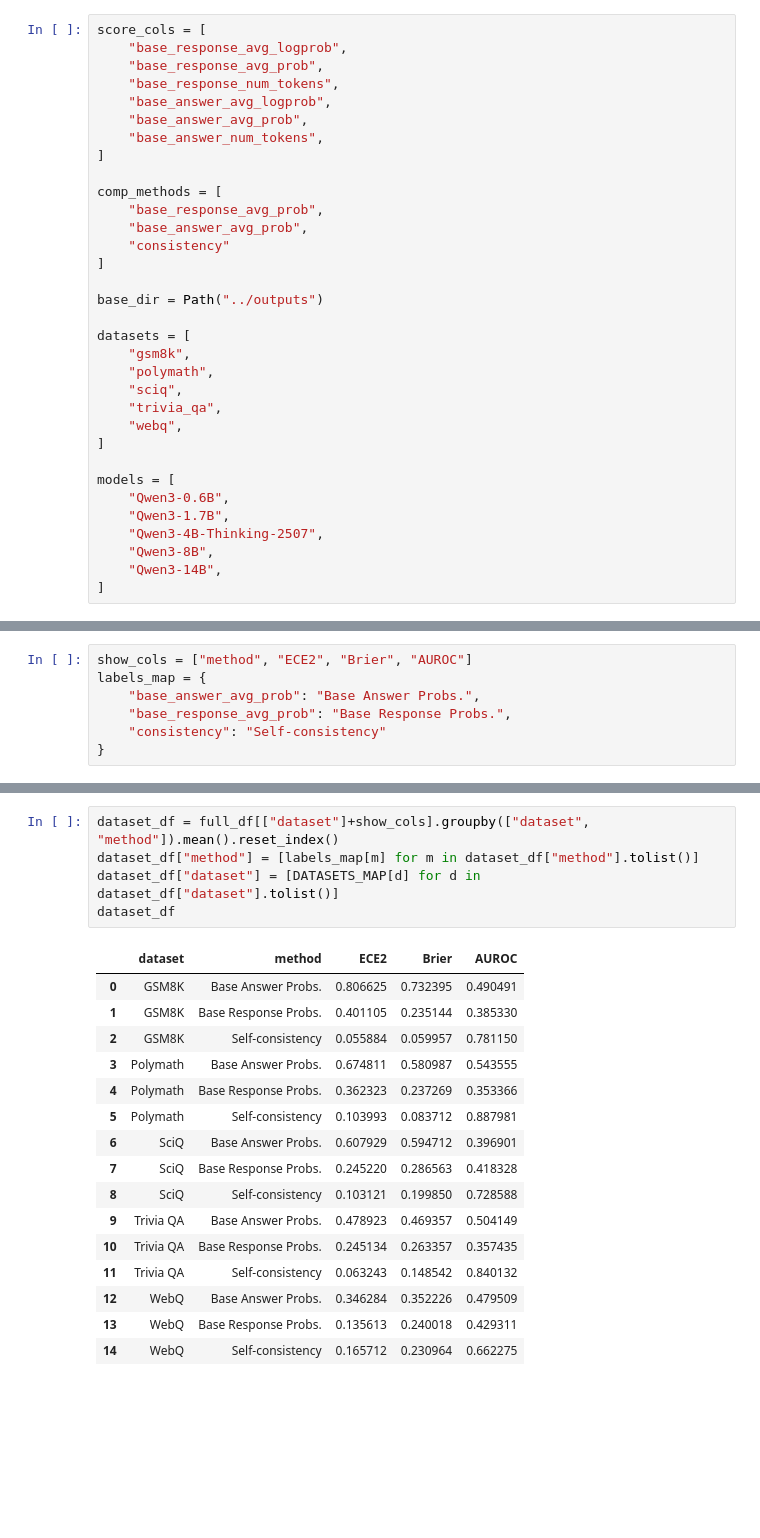
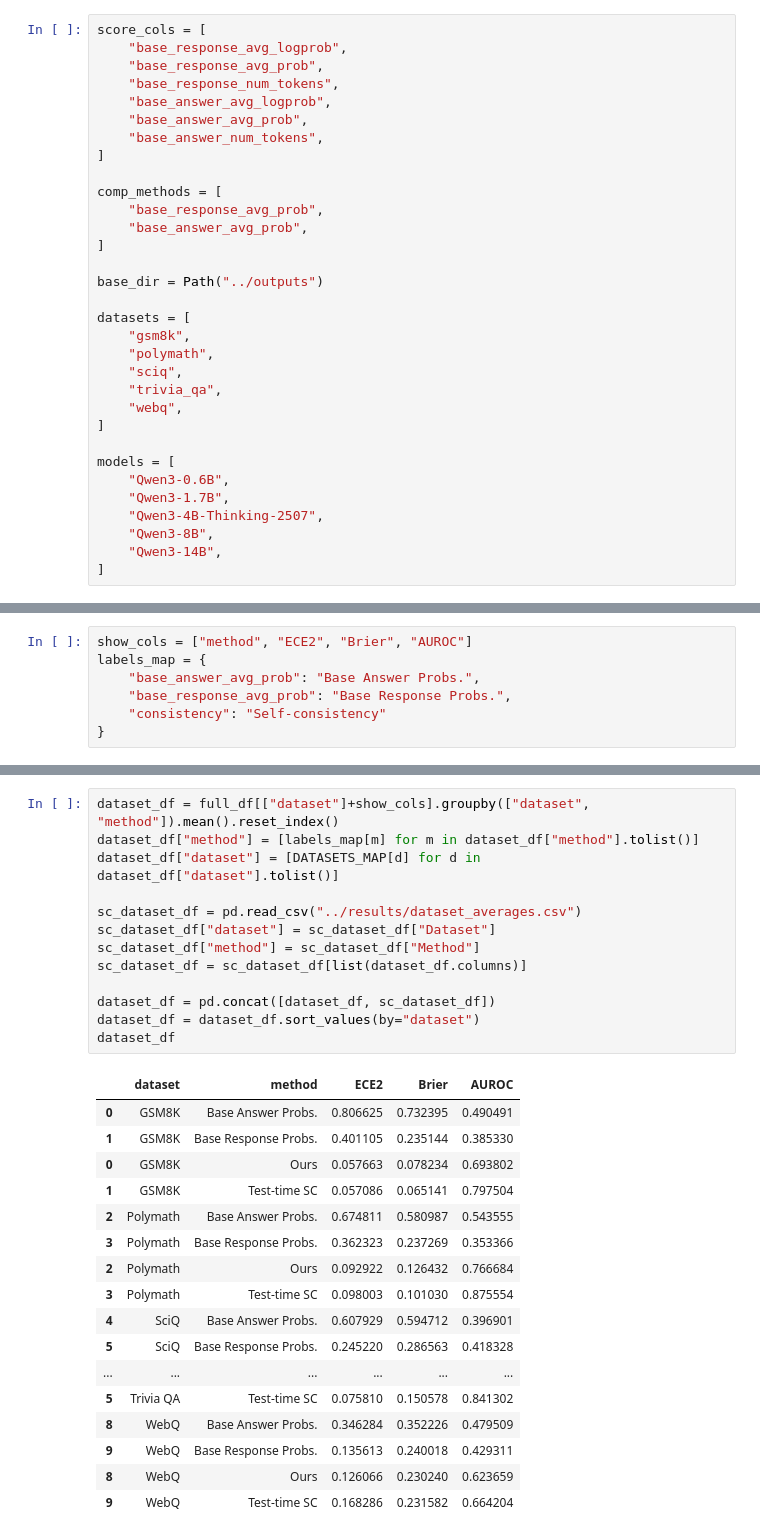
Before and after one commit to thomaspzollo/llm_unsupervised_conf, a Jupyter notebook: experiments/015_explore_base_model_targets.ipynb, the cells around one changed output, grey strips where cells are left out. Saved outputs shown, nothing was run; the diff lists cells and outputs as text; blank space fills up the shorter version.

```diff
--- a/experiments/002_explore_base_model_targets.ipynb
+++ b/experiments/015_explore_base_model_targets.ipynb
@@ -20,7 +20,6 @@ score_cols = [
 comp_methods = [
     "base_response_avg_prob",
     "base_answer_avg_prob",
-    "consistency"
 ]
 
 base_dir = Path("../outputs")
@@ -237,25 +238,34 @@ Qwen3-8B & Self-consistency & 0.098 & 0.140 & 0.777 \\
 # %%
 dataset_df = full_df[["dataset"]+show_cols].groupby(["dataset", "method"]).mean().reset_index()
 dataset_df["method"] = [labels_map[m] for m in dataset_df["method"].tolist()]
 dataset_df["dataset"] = [DATASETS_MAP[d] for d in dataset_df["dataset"].tolist()]
+
+sc_dataset_df = pd.read_csv("../results/dataset_averages.csv")
+sc_dataset_df["dataset"] = sc_dataset_df["Dataset"]
+sc_dataset_df["method"] = sc_dataset_df["Method"]
+sc_dataset_df = sc_dataset_df[list(dataset_df.columns)]
+
+dataset_df = pd.concat([dataset_df, sc_dataset_df])
+dataset_df = dataset_df.sort_values(by="dataset")
 dataset_df
 # %% [output]
 |  | dataset | method | ECE2 | Brier | AUROC |
 | 0 | GSM8K | Base Answer Probs. | 0.806625 | 0.732395 | 0.490491 |
 | 1 | GSM8K | Base Response Probs. | 0.401105 | 0.235144 | 0.385330 |
-| 2 | GSM8K | Self-consistency | 0.055884 | 0.059957 | 0.781150 |
-| 3 | Polymath | Base Answer Probs. | 0.674811 | 0.580987 | 0.543555 |
-| 4 | Polymath | Base Response Probs. | 0.362323 | 0.237269 | 0.353366 |
-| 5 | Polymath | Self-consistency | 0.103993 | 0.083712 | 0.887981 |
-| 6 | SciQ | Base Answer Probs. | 0.607929 | 0.594712 | 0.396901 |
-| 7 | SciQ | Base Response Probs. | 0.245220 | 0.286563 | 0.418328 |
-| 8 | SciQ | Self-consistency | 0.103121 | 0.199850 | 0.728588 |
-| 9 | Trivia QA | Base Answer Probs. | 0.478923 | 0.469357 | 0.504149 |
-| 10 | Trivia QA | Base Response Probs. | 0.245134 | 0.263357 | 0.357435 |
-| 11 | Trivia QA | Self-consistency | 0.063243 | 0.148542 | 0.840132 |
-| 12 | WebQ | Base Answer Probs. | 0.346284 | 0.352226 | 0.479509 |
-| 13 | WebQ | Base Response Probs. | 0.135613 | 0.240018 | 0.429311 |
-| 14 | WebQ | Self-consistency | 0.165712 | 0.230964 | 0.662275 |
+| 0 | GSM8K | Ours | 0.057663 | 0.078234 | 0.693802 |
+| 1 | GSM8K | Test-time SC | 0.057086 | 0.065141 | 0.797504 |
+| 2 | Polymath | Base Answer Probs. | 0.674811 | 0.580987 | 0.543555 |
+| 3 | Polymath | Base Response Probs. | 0.362323 | 0.237269 | 0.353366 |
+| 2 | Polymath | Ours | 0.092922 | 0.126432 | 0.766684 |
+| 3 | Polymath | Test-time SC | 0.098003 | 0.101030 | 0.875554 |
+| 4 | SciQ | Base Answer Probs. | 0.607929 | 0.594712 | 0.396901 |
+| 5 | SciQ | Base Response Probs. | 0.245220 | 0.286563 | 0.418328 |
+| ... | ... | ... | ... | ... | ... |
+| 5 | Trivia QA | Test-time SC | 0.075810 | 0.150578 | 0.841302 |
+| 8 | WebQ | Base Answer Probs. | 0.346284 | 0.352226 | 0.479509 |
+| 9 | WebQ | Base Response Probs. | 0.135613 | 0.240018 | 0.429311 |
+| 8 | WebQ | Ours | 0.126066 | 0.230240 | 0.623659 |
+| 9 | WebQ | Test-time SC | 0.168286 | 0.231582 | 0.664204 |
 # %%
 print(dataset_df.to_latex(index=False, float_format="%.3f"))
 # %% [output]
```
Also changed, not shown: parts of 5 cells of this notebook.
